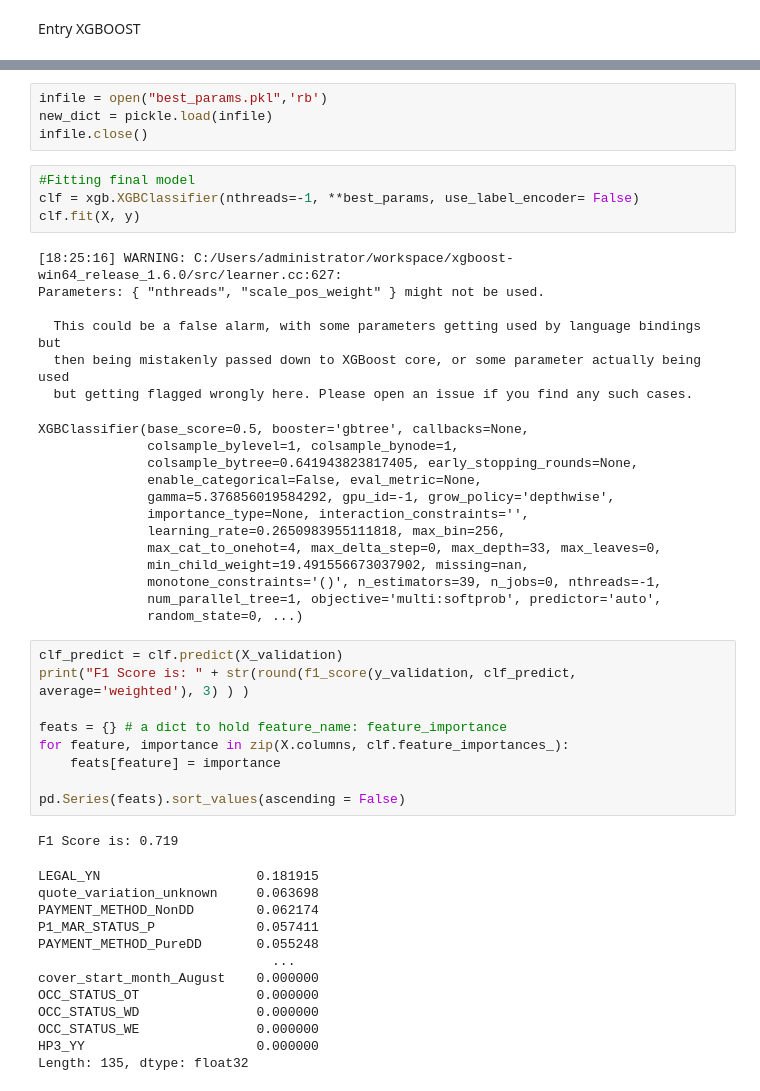
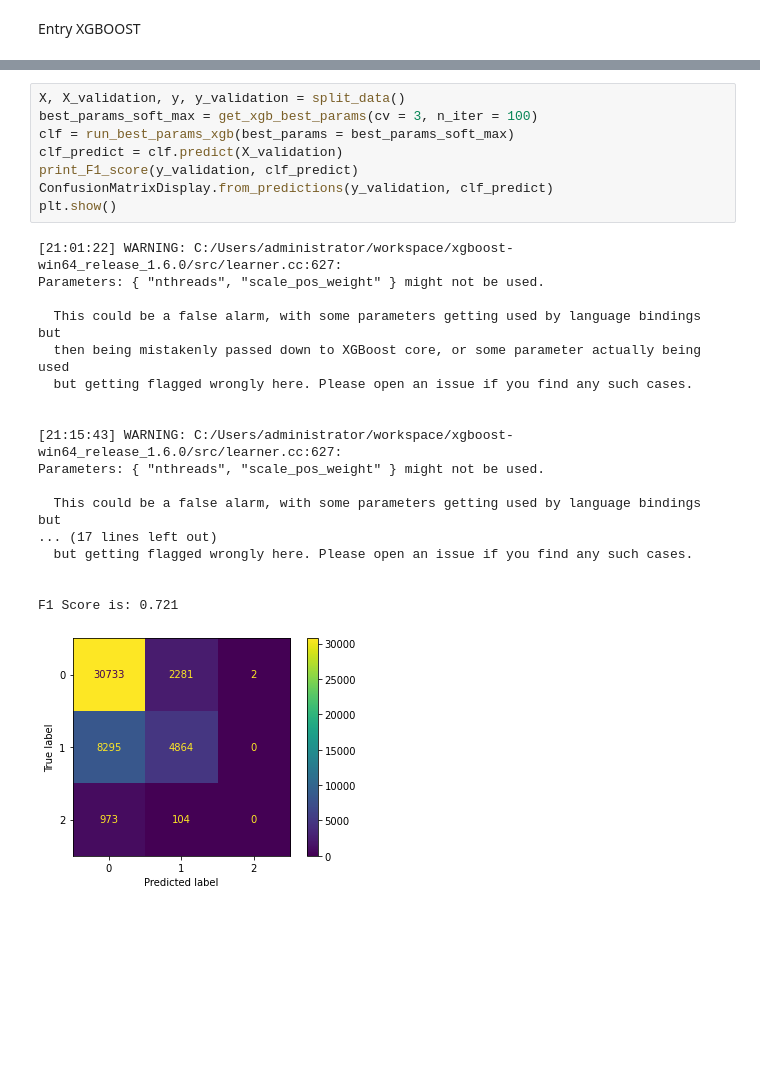
Before and after one commit to Brownsey/home_insurance, a Jupyter notebook: code.ipynb, the cells around one changed output, grey strips where cells are left out. Cells and saved outputs as stored; diff of their text form; blank space fills up the shorter version.

```diff
--- a/code.ipynb
+++ b/code.ipynb
@@ -395,50 +344,27 @@ f.close()
-# %%
-infile = open("best_params.pkl",'rb')
-new_dict = pickle.load(infile)
-infile.close()
-# %%
-#Fitting final model
-clf = xgb.XGBClassifier(nthreads=-1, **best_params, use_label_encoder= False)
-clf.fit(X, y)
-# %% [output]
-[18:25:16] WARNING: C:/Users/administrator/workspace/xgboost-win64_release_1.6.0/src/learner.cc:627:
-Parameters: { "nthreads", "scale_pos_weight" } might not be used.
-
-  This could be a false alarm, with some parameters getting used by language bindings but
-  then being mistakenly passed down to XGBoost core, or some parameter actually being used
-  but getting flagged wrongly here. Please open an issue if you find any such cases.
-XGBClassifier(base_score=0.5, booster='gbtree', callbacks=None,
-              colsample_bylevel=1, colsample_bynode=1,
-              colsample_bytree=0.641943823817405, early_stopping_rounds=None,
-              enable_categorical=False, eval_metric=None,
-              gamma=5.376856019584292, gpu_id=-1, grow_policy='depthwise',
-              importance_type=None, interaction_constraints='',
-              learning_rate=0.2650983955111818, max_bin=256,
-              max_cat_to_onehot=4, max_delta_step=0, max_depth=33, max_leaves=0,
-              min_child_weight=19.491556673037902, missing=nan,
-              monotone_constraints='()', n_estimators=39, n_jobs=0, nthreads=-1,
-              num_parallel_tree=1, objective='multi:softprob', predictor='auto',
-              random_state=0, ...)
-# %%
-clf_predict = clf.predict(X_validation)
-print("F1 Score is: " + str(round(f1_score(y_validation, clf_predict, average='weighted'), 3) ) )
-
-feats = {} # a dict to hold feature_name: feature_importance
-for feature, importance in zip(X.columns, clf.feature_importances_):
-    feats[feature] = importance
-
-pd.Series(feats).sort_values(ascending = False)
-# %% [output]
-F1 Score is: 0.719
-LEGAL_YN                    0.181915
-quote_variation_unknown     0.063698
-PAYMENT_METHOD_NonDD        0.062174
-P1_MAR_STATUS_P             0.057411
-PAYMENT_METHOD_PureDD       0.055248
-                              ...
-cover_start_month_August    0.000000
-OCC_STATUS_OT               0.000000
-OCC_STATUS_WD               0.000000
-OCC_STATUS_WE               0.000000
-HP3_YY                      0.000000
-Length: 135, dtype: float32
+# %%
+X, X_validation, y, y_validation = split_data()
+best_params_soft_max = get_xgb_best_params(cv = 3, n_iter = 100)
+clf = run_best_params_xgb(best_params = best_params_soft_max)
+clf_predict = clf.predict(X_validation)
+print_F1_score(y_validation, clf_predict)
+ConfusionMatrixDisplay.from_predictions(y_validation, clf_predict)
+plt.show()
+# %% [output]
+[21:01:22] WARNING: C:/Users/administrator/workspace/xgboost-win64_release_1.6.0/src/learner.cc:627:
+Parameters: { "nthreads", "scale_pos_weight" } might not be used.
+
+  This could be a false alarm, with some parameters getting used by language bindings but
+  then being mistakenly passed down to XGBoost core, or some parameter actually being used
+  but getting flagged wrongly here. Please open an issue if you find any such cases.
+
+
+[21:15:43] WARNING: C:/Users/administrator/workspace/xgboost-win64_release_1.6.0/src/learner.cc:627:
+Parameters: { "nthreads", "scale_pos_weight" } might not be used.
+
+  This could be a false alarm, with some parameters getting used by language bindings but
+... (17 lines left out)
+  but getting flagged wrongly here. Please open an issue if you find any such cases.
+
+
+F1 Score is: 0.721
+[figure, added]
```
Also changed, not shown: parts of 12 cells of this notebook, 4 other files.
